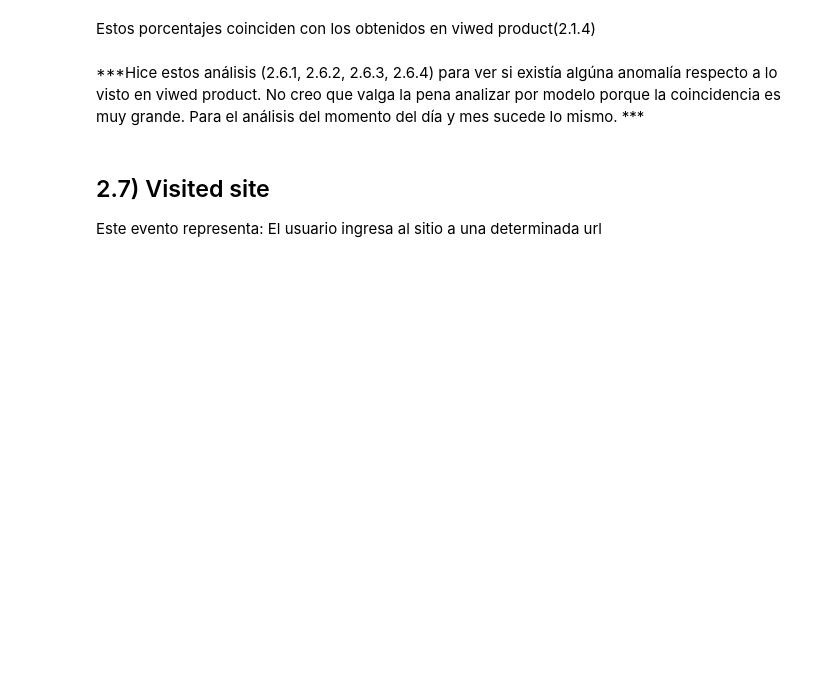
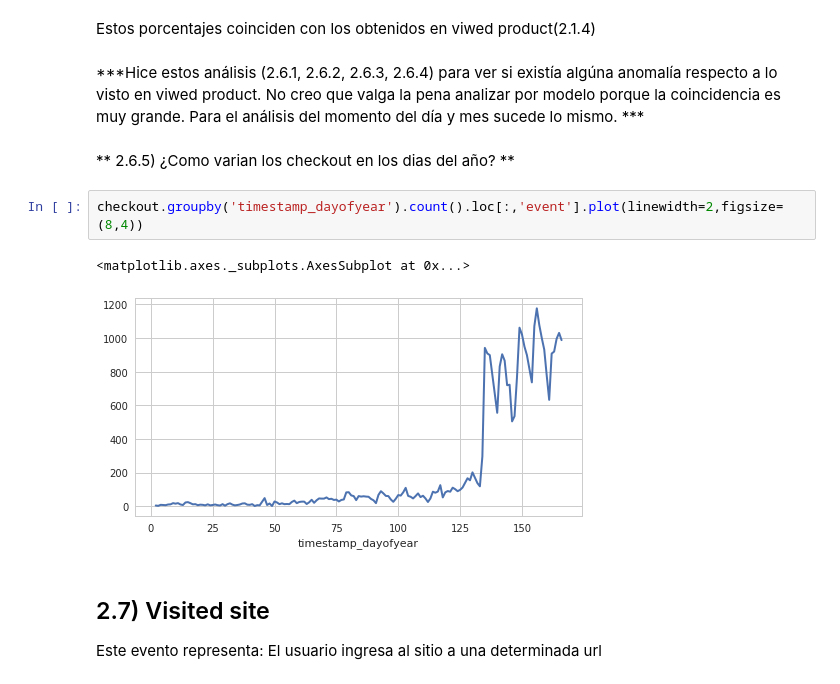
Before and after one commit to sebalogue/tp1-datos, a Jupyter notebook: TP1 - Parte 1,2 .ipynb, the cells around one changed output. Drawn from its saved outputs; the diff is of its cells as text; blank space fills up the shorter version.

```diff
--- a/TP1 - Parte 1,2 .ipynb
+++ b/TP1 - Parte 1,2 .ipynb
@@ -1089,6 +1109,13 @@ checkout_condition.head(15).plot(kind = 'barh')
 Estos porcentajes coinciden con los obtenidos en viwed product(2.1.4)
 # %% [markdown]
 ***Hice estos análisis (2.6.1, 2.6.2, 2.6.3, 2.6.4) para ver si existía algúna anomalía respecto a lo visto en viwed product. No creo que valga la pena analizar por modelo porque la coincidencia es muy grande. Para el análisis del momento del día y mes sucede lo mismo.  ***
+# %% [markdown]
+** 2.6.5) ¿Como varian los checkout en los dias del año? **
+# %%
+checkout.groupby('timestamp_dayofyear').count().loc[:,'event'].plot(linewidth=2,figsize=(8,4))
+# %% [output]
+<matplotlib.axes._subplots.AxesSubplot at 0x...>
+[figure, added]
 # %% [markdown]
 ## 2.7) Visited site
 
```
Also changed, not shown: parts of 5 cells of this notebook.
